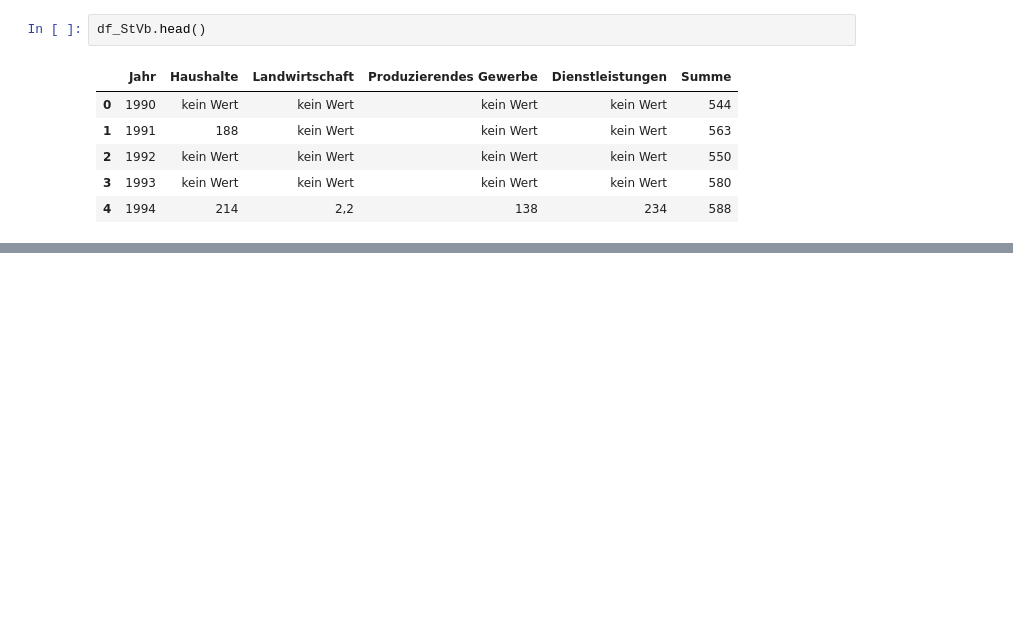
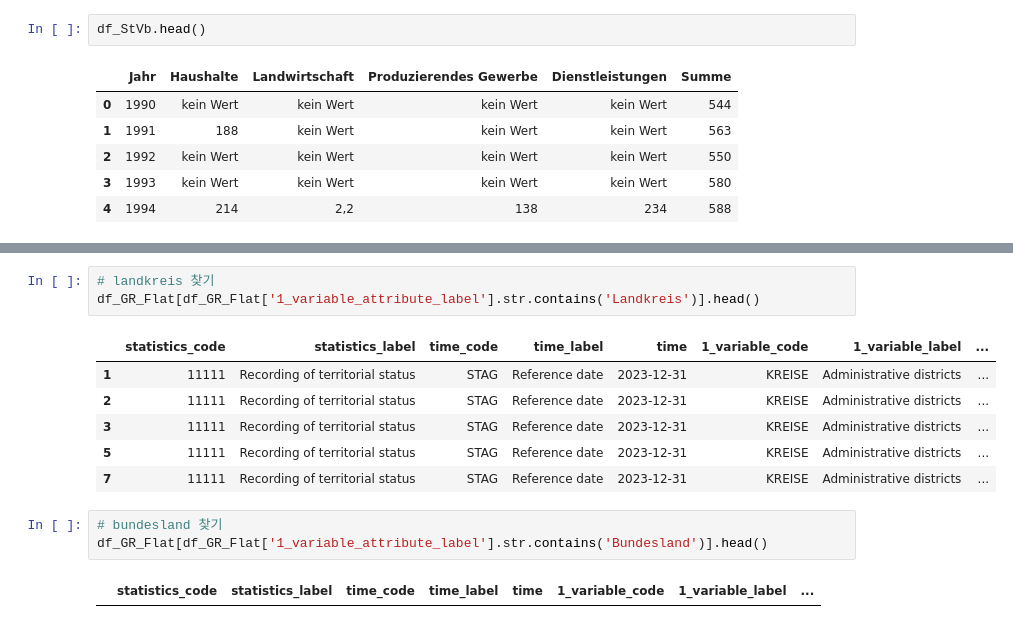
Before and after one commit to Kongalmengi/Stromverbrauch_Projekt, a Jupyter notebook: DateCheck.ipynb, the cells around one changed output, grey strips where cells are left out. Saved outputs shown, nothing was run; the diff lists cells and outputs as text; blank space fills up the shorter version.

```diff
--- a/DateCheck.ipynb
+++ b/DateCheck.ipynb
@@ -36,0 +128,15 @@ df_StVb.head()
+# %%
+# landkreis 찾기
+df_GR_Flat[df_GR_Flat['1_variable_attribute_label'].str.contains('Landkreis')].head()
+# %% [output]
+|  | statistics_code | statistics_label | time_code | time_label | time | 1_variable_code | 1_variable_label | ... |
+| 1 | 11111 | Recording of territorial status | STAG | Reference date | 2023-12-31 | KREISE | Administrative districts | ... |
+| 2 | 11111 | Recording of territorial status | STAG | Reference date | 2023-12-31 | KREISE | Administrative districts | ... |
+| 3 | 11111 | Recording of territorial status | STAG | Reference date | 2023-12-31 | KREISE | Administrative districts | ... |
+| 5 | 11111 | Recording of territorial status | STAG | Reference date | 2023-12-31 | KREISE | Administrative districts | ... |
+| 7 | 11111 | Recording of territorial status | STAG | Reference date | 2023-12-31 | KREISE | Administrative districts | ... |
+# %%
+# bundesland 찾기
+df_GR_Flat[df_GR_Flat['1_variable_attribute_label'].str.contains('Bundesland')].head()
+# %% [output]
+|  | statistics_code | statistics_label | time_code | time_label | time | 1_variable_code | 1_variable_label | ... |
```
Also changed, not shown: parts of 18 cells of this notebook, 3 other files.
